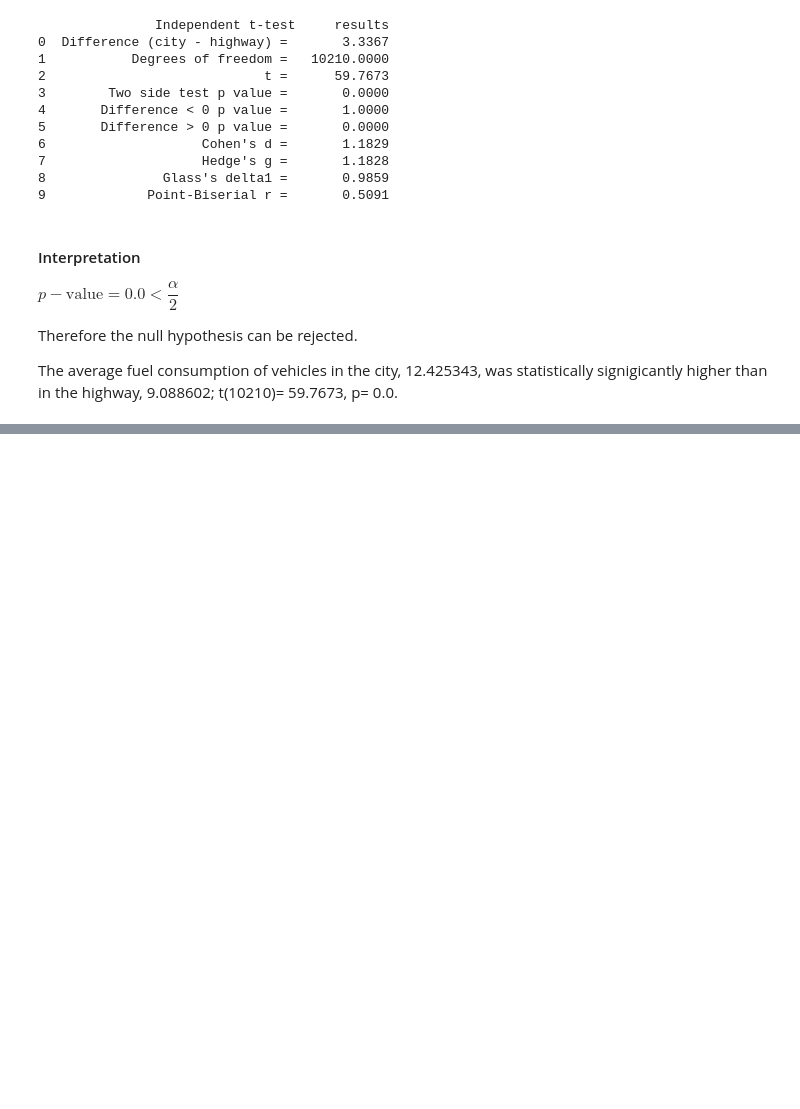
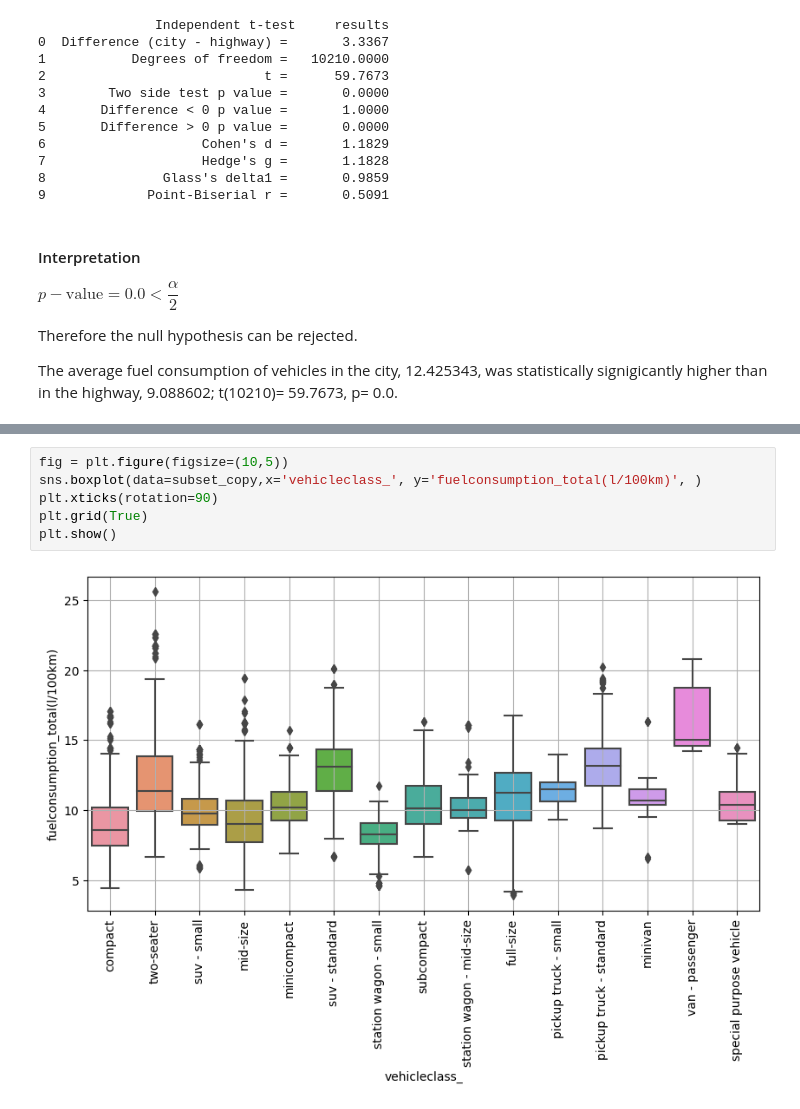
Before and after one commit to lfunderburk/machine-learning-capstone, a Jupyter notebook: notebooks/Research-paper-study.ipynb, the cells around one changed output, grey strips where cells are left out. Saved outputs shown, nothing was run; the diff lists cells and outputs as text; blank space fills up the shorter version.

```diff
--- a/notebooks/Research-paper-study.ipynb
+++ b/notebooks/Research-paper-study.ipynb
@@ -358,0 +384,8 @@ Is there a notable difference in the performance of one specific fuel type (or v
+# %%
+fig = plt.figure(figsize=(10,5))
+sns.boxplot(data=subset_copy,x='vehicleclass_', y='fuelconsumption_total(l/100km)', )
+plt.xticks(rotation=90)
+plt.grid(True)
+plt.show()
+# %% [output]
+[figure, added]
```
Also changed, not shown: parts of 8 cells of this notebook.
